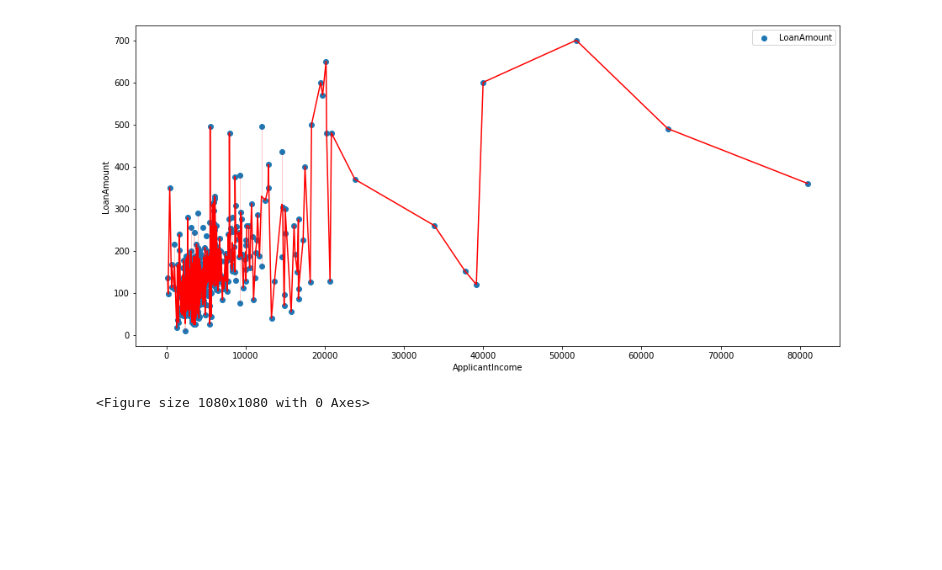
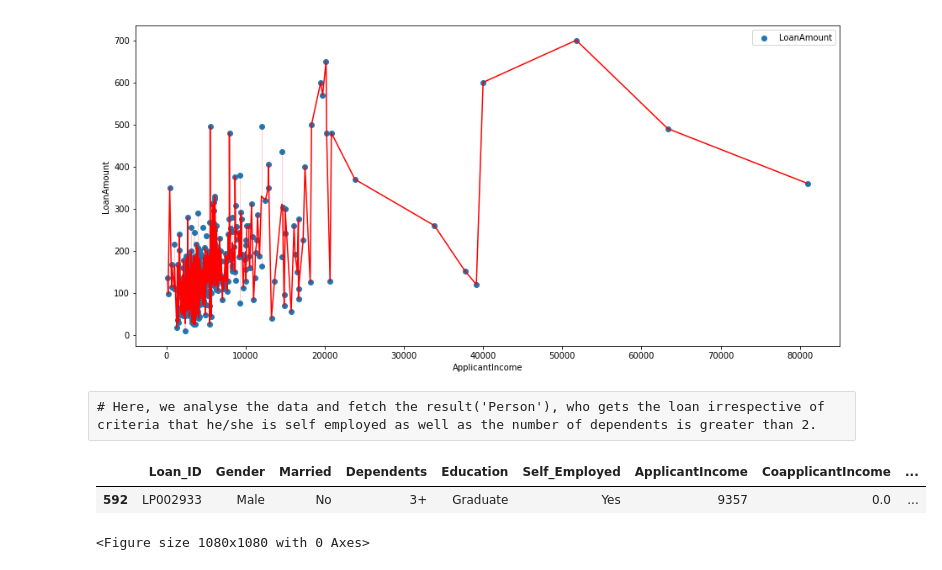
Before and after one commit to Abhishek768/loan_prediction, a Jupyter notebook: loan_prediction.ipynb, the cells around one changed output. Saved outputs shown, nothing was run; the diff lists cells and outputs as text; code cells hidden in the pictures; blank space fills up the shorter version.

Commit message:
Data Analysis

```diff
--- a/loan_prediction.ipynb
+++ b/loan_prediction.ipynb
@@ -82,6 +82,13 @@ snp.lineplot(x='ApplicantIncome', y='LoanAmount', data=df, color='r')
 # %% [output]
 <matplotlib.axes._subplots.AxesSubplot at 0x...>
 [figure]
+# %% [raw]
+# Here, we analyse the data and fetch the result('Person'), who gets the loan irrespective of criteria that he/she is self employed as well as the number of dependents is greater than 2.
+# %%
+df[((df['Loan_Status'] == 'Y') & (df['Self_Employed'] == 'Yes')) & (df['Dependents'] > '2')].sort_values('LoanAmount', ascending=False).head(1)
+# %% [output]
+|  | Loan_ID | Gender | Married | Dependents | Education | Self_Employed | ApplicantIncome | CoapplicantIncome | ... |
+| 592 | LP002933 | Male | No | 3+ | Graduate | Yes | 9357 | 0.0 | ... |
 # %%
 plt.figure(figsize=(15,15))
 g = snp.FacetGrid(df, row='Education', col='Loan_Status', hue='Loan_Status')
```
Also changed, not shown: parts of 1 cell of this notebook.
